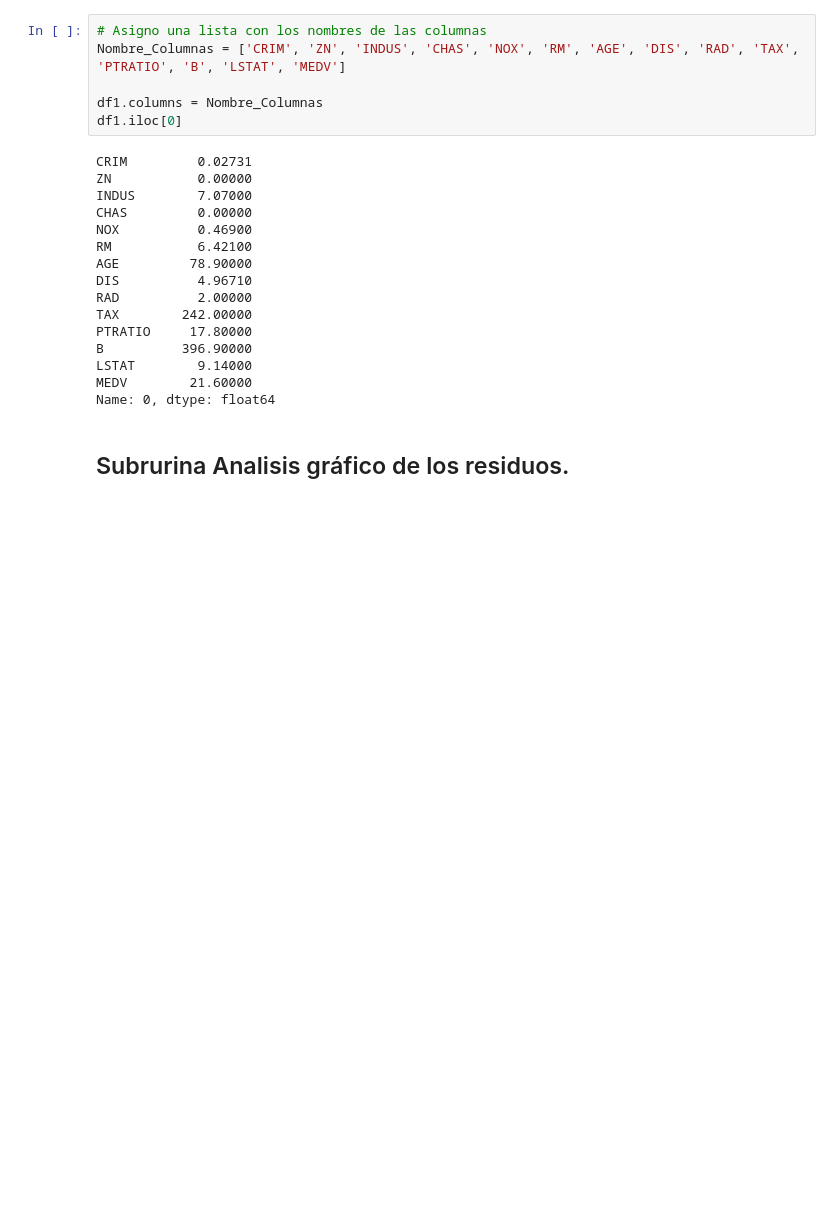
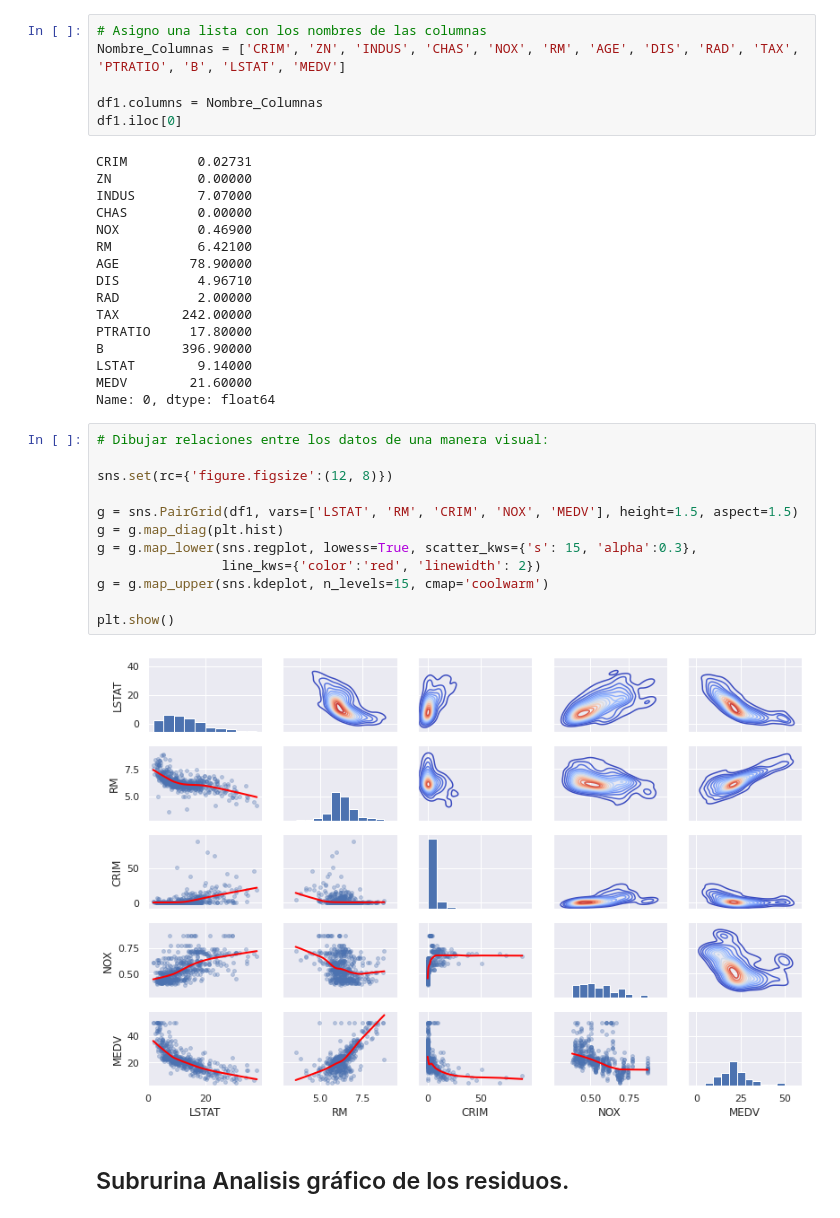
Before and after one commit to JMML2021/Tasca-M6-T01-ML_regressions-, a Jupyter notebook: 2_Sprint_6_Algoritmes_d’aprenentatge_supervisat_Regressió.ipynb, the cells around one changed output. Cells and saved outputs as stored; diff of their text form; blank space fills up the shorter version.

```diff
--- a/2_Sprint_6_Algoritmes_d’aprenentatge_supervisat_Regressió.ipynb
+++ b/2_Sprint_6_Algoritmes_d’aprenentatge_supervisat_Regressió.ipynb
@@ -102,6 +100,20 @@ B          396.90000
 LSTAT        9.14000
 MEDV        21.60000
 Name: 0, dtype: float64
+# %%
+# Dibujar relaciones entre los datos de una manera visual:
+
+sns.set(rc={'figure.figsize':(12, 8)})
+
+g = sns.PairGrid(df1, vars=['LSTAT', 'RM', 'CRIM', 'NOX', 'MEDV'], height=1.5, aspect=1.5)
+g = g.map_diag(plt.hist)
+g = g.map_lower(sns.regplot, lowess=True, scatter_kws={'s': 15, 'alpha':0.3},
+                line_kws={'color':'red', 'linewidth': 2})
+g = g.map_upper(sns.kdeplot, n_levels=15, cmap='coolwarm')
+
+plt.show()
+# %% [output]
+[figure, added]
 # %% [markdown]
 ## Subrurina Analisis gráfico de los residuos.
 # %%
```
Also changed, not shown: parts of 24 cells of this notebook.
